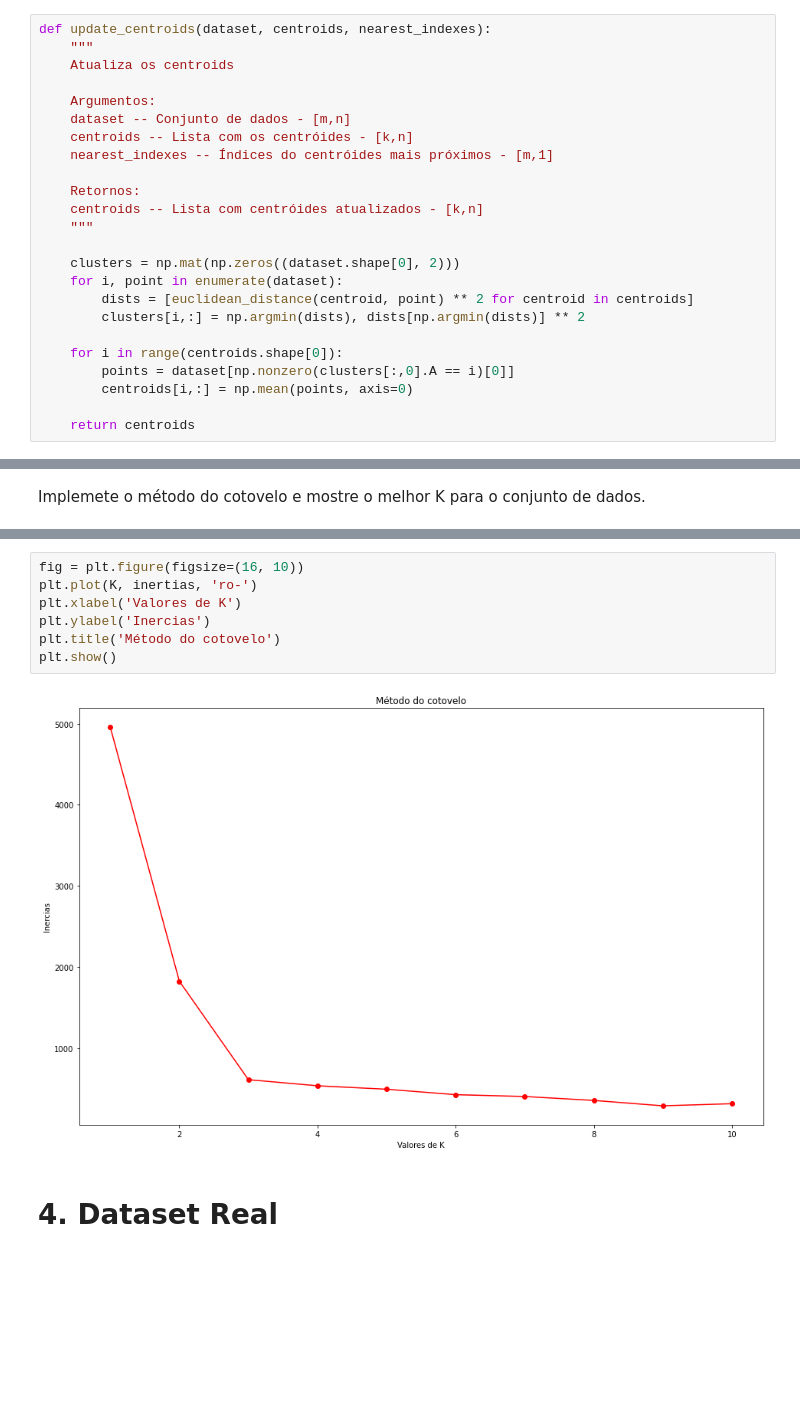
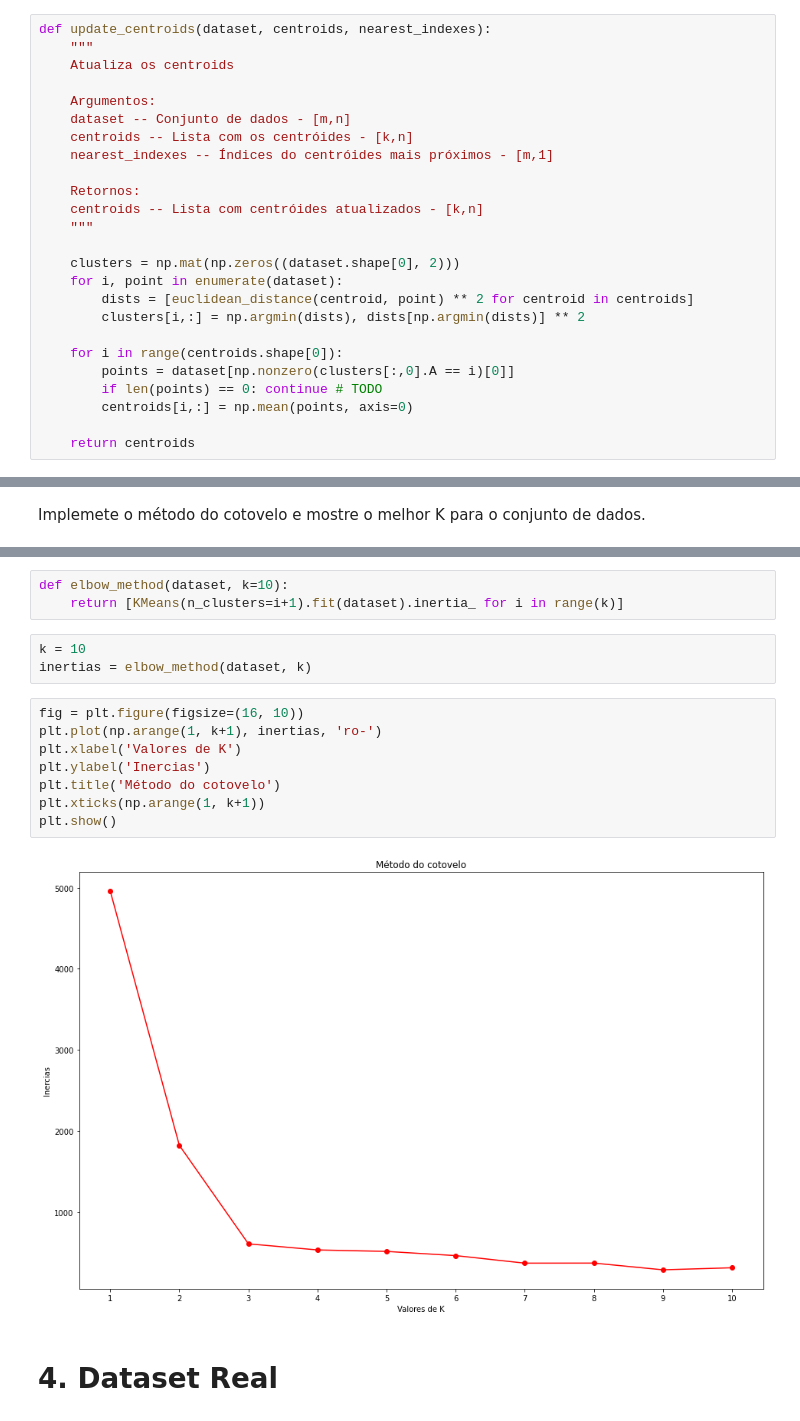
Before and after one commit to thalissonfelipe/mineracao, a Jupyter notebook: Trabalho03/KMeans.ipynb, the cells around one changed output, grey strips where cells are left out. Cells and saved outputs as stored; diff of their text form; blank space fills up the shorter version.

```diff
--- a/Trabalho03/KMeans.ipynb
+++ b/Trabalho03/KMeans.ipynb
@@ -301,6 +300,7 @@ def update_centroids(dataset, centroids, nearest_indexes):
 
     for i in range(centroids.shape[0]):
         points = dataset[np.nonzero(clusters[:,0].A == i)[0]]
+        if len(points) == 0: continue # TODO
         centroids[i,:] = np.mean(points, axis=0)
 
     return centroids
@@ -425,12 +409,19 @@ K, inertias = metodo_cotovelo(10)
+# %%
+def elbow_method(dataset, k=10):
+    return [KMeans(n_clusters=i+1).fit(dataset).inertia_ for i in range(k)]
+# %%
+k = 10
+inertias = elbow_method(dataset, k)
 # %%
 fig = plt.figure(figsize=(16, 10))
-plt.plot(K, inertias, 'ro-')
+plt.plot(np.arange(1, k+1), inertias, 'ro-')
 plt.xlabel('Valores de K')
 plt.ylabel('Inercias')
 plt.title('Método do cotovelo')
+plt.xticks(np.arange(1, k+1))
 plt.show()
 # %% [output]
-[figure, old version]
+[figure, new version]
 # %% [markdown]
 # 4. Dataset Real
 # %% [markdown]
```
Also changed, not shown: parts of 33 cells of this notebook.
